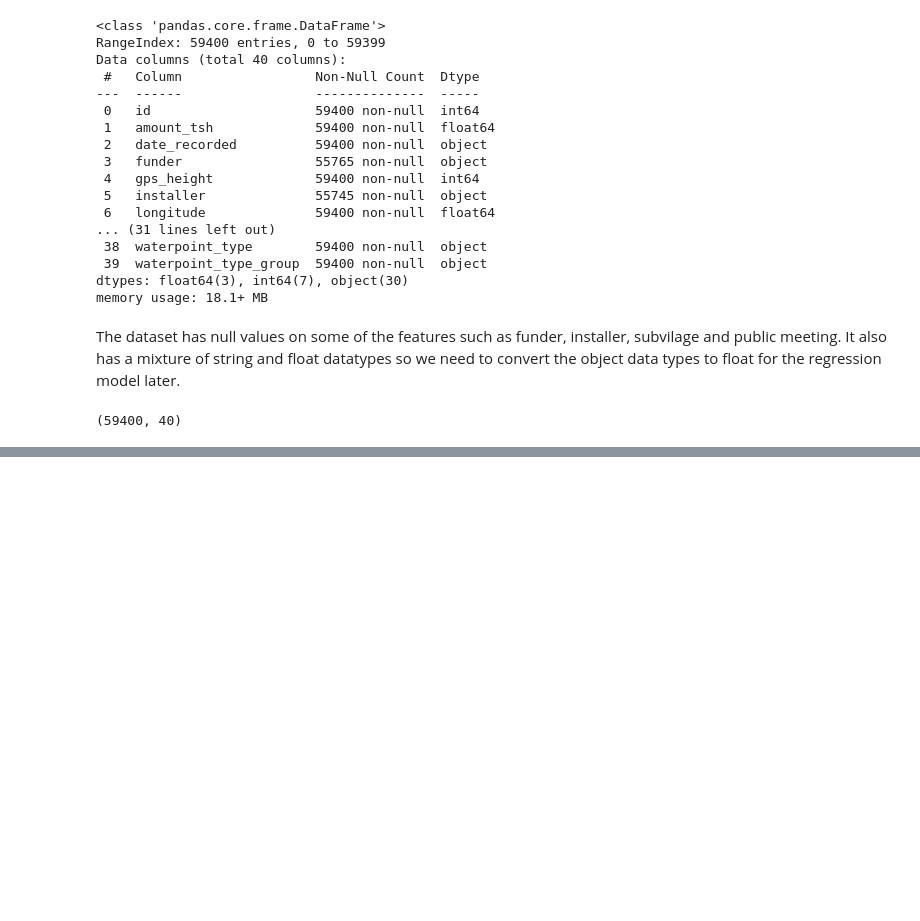
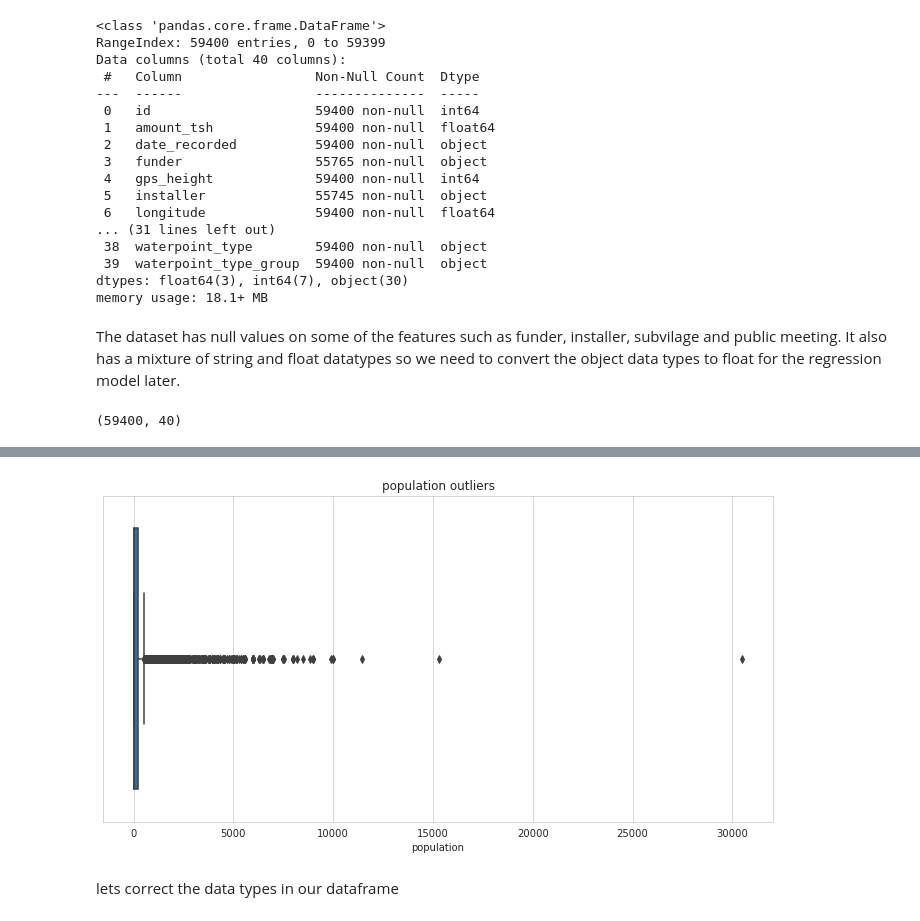
Before and after one commit to GraceRotich/Condition-of-Water-well-predictor, a Jupyter notebook: Condition_Water_well_predictor.ipynb, the cells around one changed output, grey strips where cells are left out. Cells and saved outputs as stored; diff of their text form; code cells hidden in the pictures; blank space fills up the shorter version.

```diff
--- a/Condition_Water_well_predictor.ipynb
+++ b/Condition_Water_well_predictor.ipynb
@@ -206,0 +454,6 @@ data.shape
+# %%
+box_plot(tanz_df, 'population')
+# %% [output]
+[figure, added]
+# %% [markdown]
+lets correct the data types in our dataframe
```
Also changed, not shown: parts of 66 cells of this notebook.
